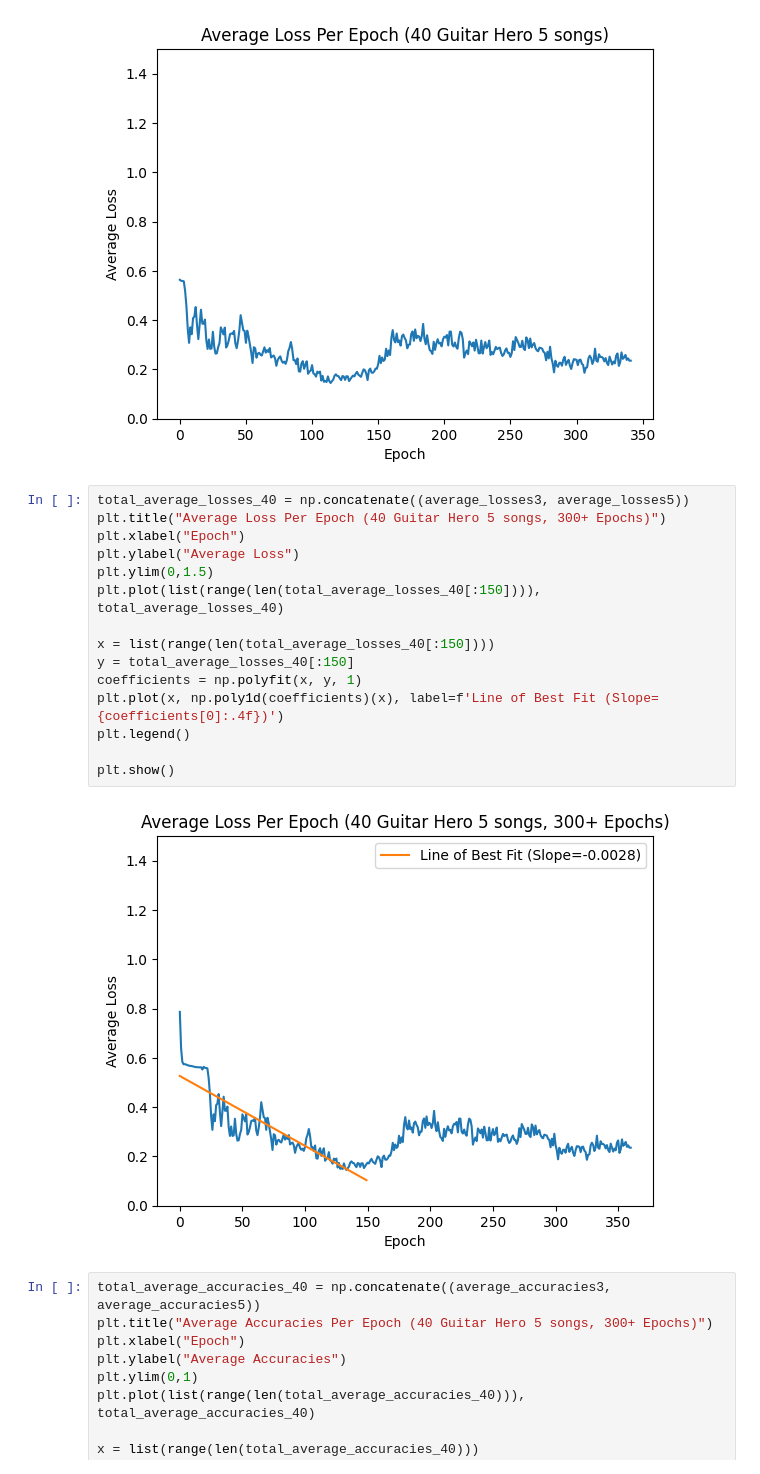
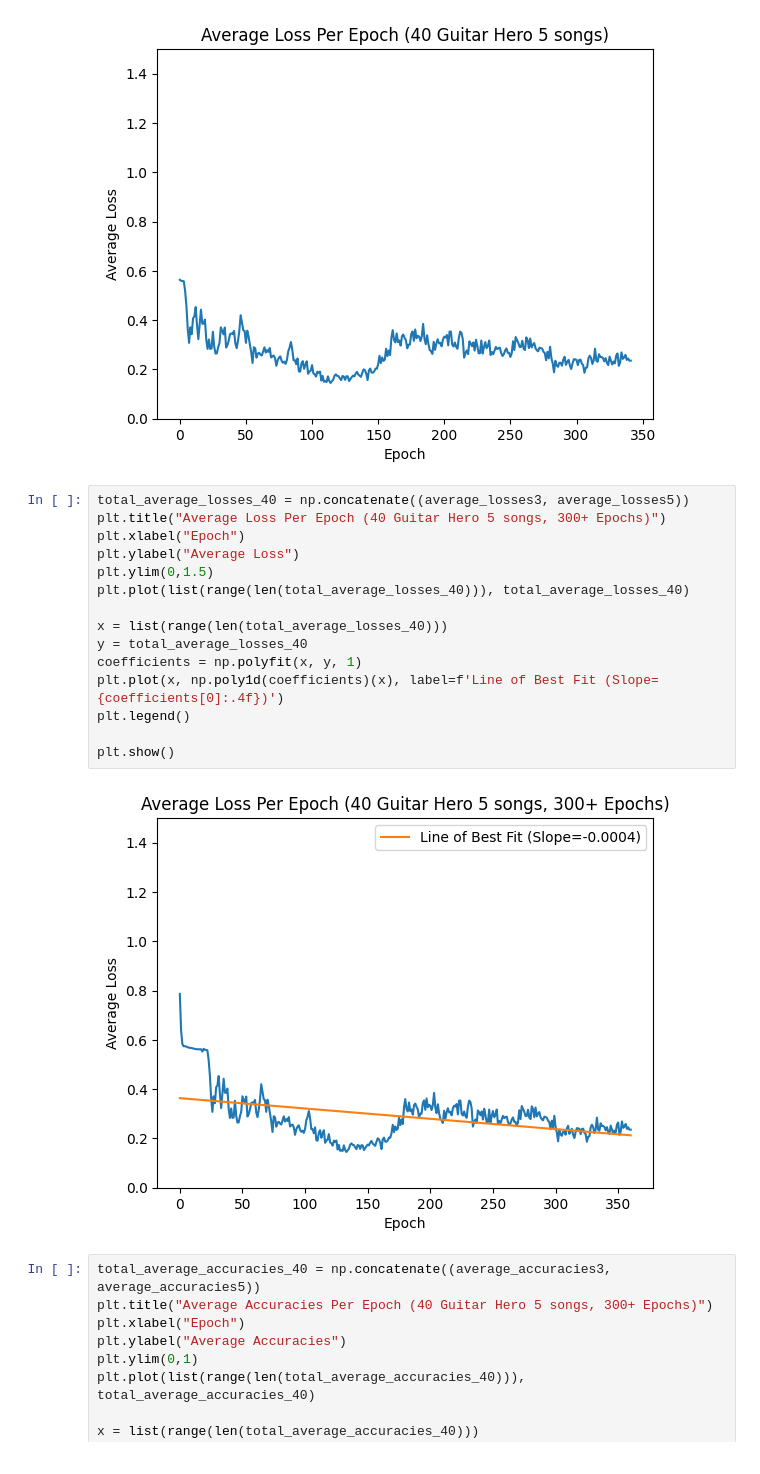
Before and after one commit to mb6611/audio2hero, a Jupyter notebook: graphs.ipynb, the cells around one changed output. Drawn from its saved outputs; the diff is of its cells as text.

```diff
--- a/graphs.ipynb
+++ b/graphs.ipynb
@@ -77,20 +77,20 @@ plt.show()
 # %%
 total_average_losses_40 = np.concatenate((average_losses3, average_losses5))
 plt.title("Average Loss Per Epoch (40 Guitar Hero 5 songs, 300+ Epochs)")
 plt.xlabel("Epoch")
 plt.ylabel("Average Loss")
 plt.ylim(0,1.5)
-plt.plot(list(range(len(total_average_losses_40[:150]))), total_average_losses_40)
+plt.plot(list(range(len(total_average_losses_40))), total_average_losses_40)
 
-x = list(range(len(total_average_losses_40[:150])))
-y = total_average_losses_40[:150]
+x = list(range(len(total_average_losses_40)))
+y = total_average_losses_40
 coefficients = np.polyfit(x, y, 1)
 plt.plot(x, np.poly1d(coefficients)(x), label=f'Line of Best Fit (Slope={coefficients[0]:.4f})')
 plt.legend()
 
 plt.show()
 # %% [output]
-[figure, old version]
+[figure, new version]
 # %%
 total_average_accuracies_40 = np.concatenate((average_accuracies3, average_accuracies5))
 plt.title("Average Accuracies Per Epoch (40 Guitar Hero 5 songs, 300+ Epochs)")
```
Also changed, not shown: parts of 2 cells of this notebook, 8 other files.
